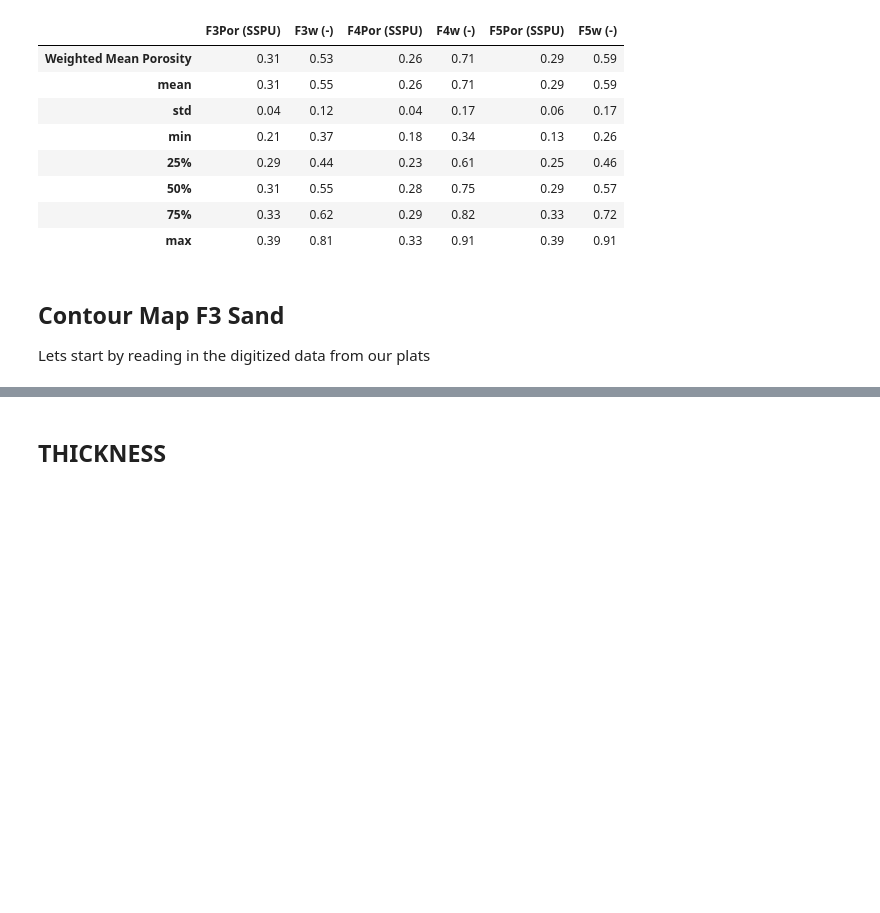
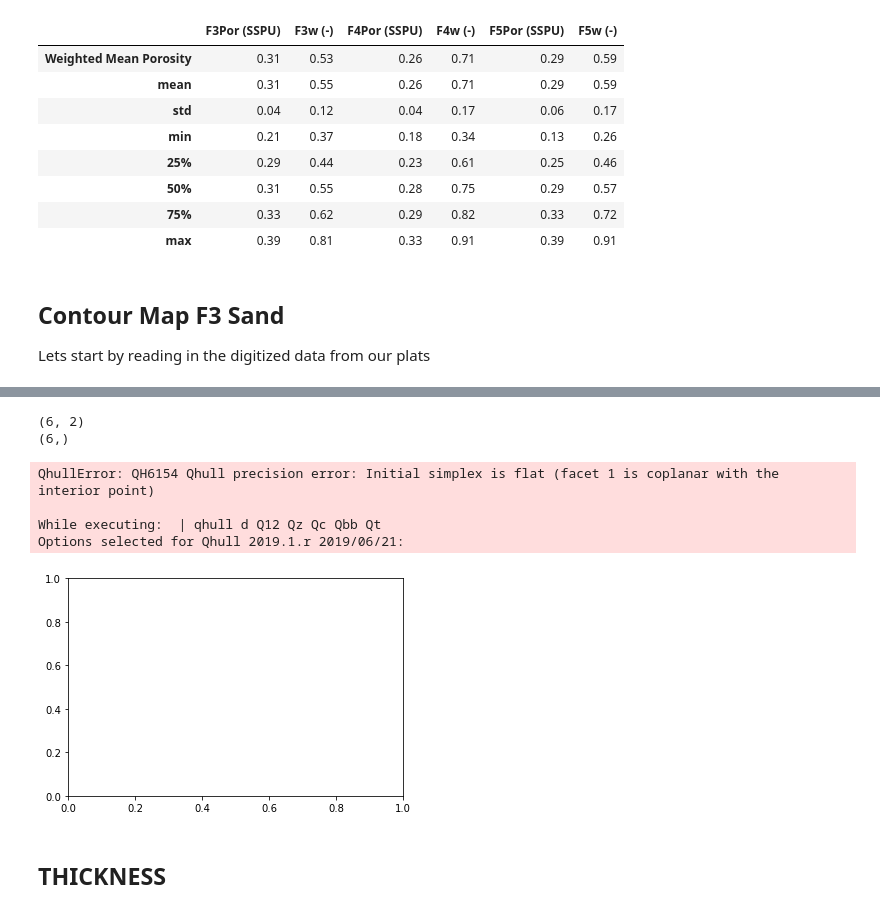
Before and after one commit to AdrianSalinas98/Petroleum-Engineering-Repository, a Jupyter notebook: Calculation of Csh, Total Sandstone Porosity, Sw in Payzone.ipynb, the cells around one changed output, grey strips where cells are left out. Cells and saved outputs as stored; diff of their text form; code cells hidden in the pictures; blank space fills up the shorter version.

```diff
--- a/Calculation of Csh, Total Sandstone Porosity, Sw in Payzone.ipynb
+++ b/Calculation of Csh, Total Sandstone Porosity, Sw in Payzone.ipynb
@@ -387,3 +451,25 @@ Contour('PlatF3.csv')
+# %%
+fig,ax = plt.subplots()
+x = np.linspace(0,100,10)
+y = np.linspace(0,100,10)
+X,Y = np.meshgrid(x,y)
+
+points = np.array([[0,10,20,30,40,50],[10,20,30,40,50,60]]).T
+print(points.shape)
+values = np.random.rand(6)
+print(values.shape)
+Z = griddata(points,values,(X,Y))
+
+
+ax.contourf(X,Y,Z, cmap = 'inferno')
+# %% [output]
+(6, 2)
+(6,)
+QhullError: QH6154 Qhull precision error: Initial simplex is flat (facet 1 is coplanar with the interior point)
+
+While executing:  | qhull d Q12 Qz Qc Qbb Qt
+Options selected for Qhull 2019.1.r 2019/06/21:
+[figure, added]
 # %%
 Contour('PlatF5B.csv')
 # %%
```
Also changed, not shown: parts of 4 cells of this notebook, 1 other file.
